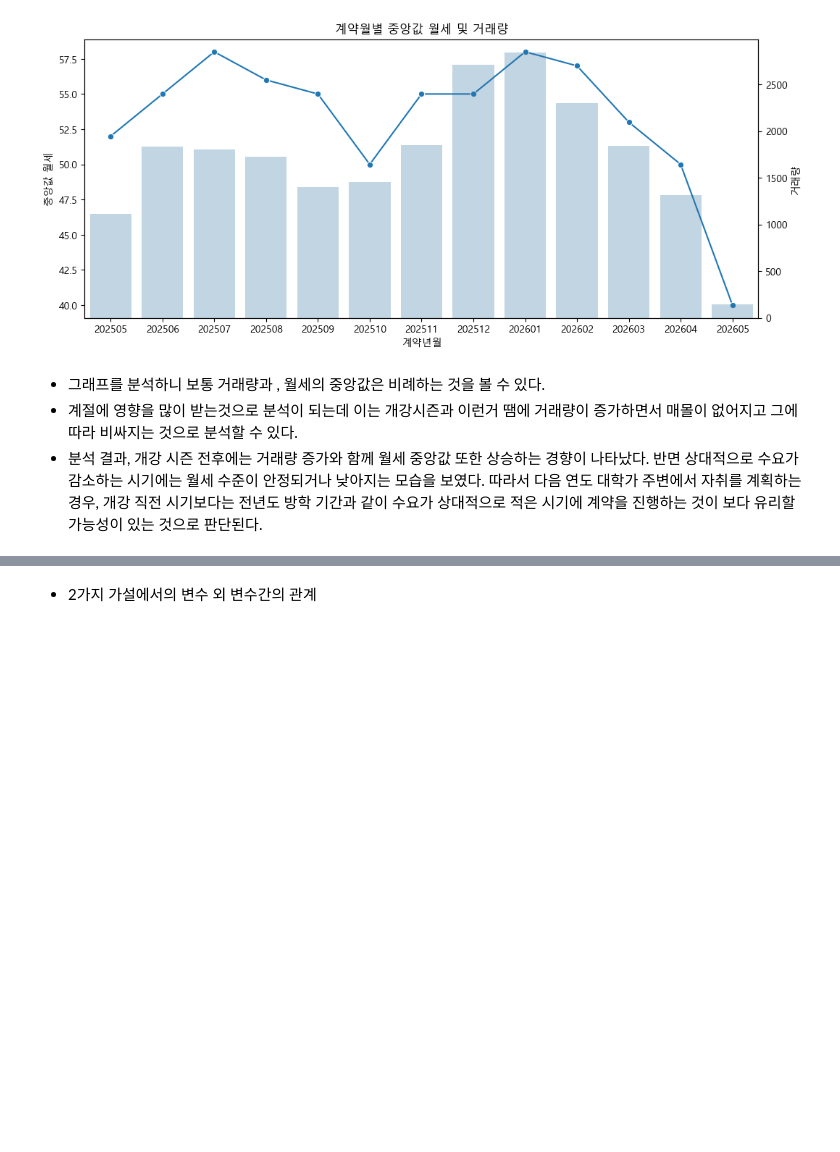
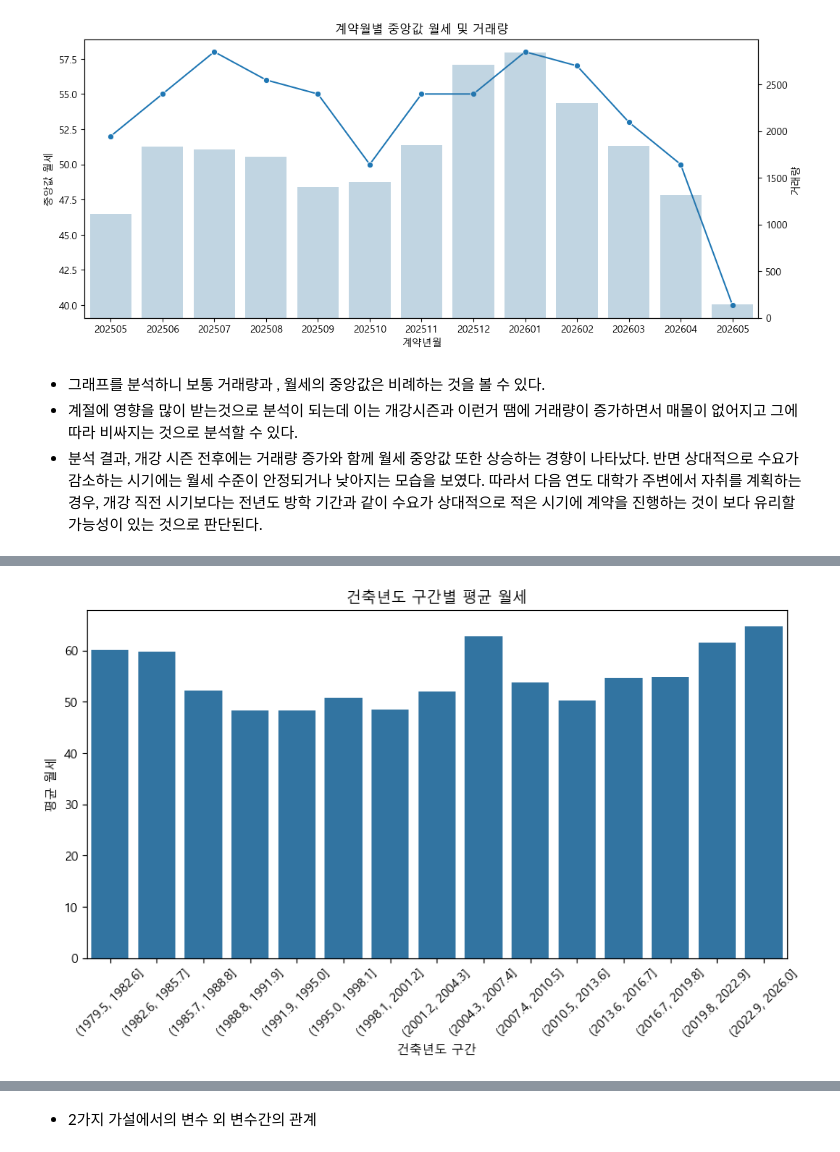
Before and after one commit to dbwofla11/campus-rent-analysis, a Jupyter notebook: 빅데이터분석_프로젝트.ipynb, the cells around one changed output, grey strips where cells are left out. Cells and saved outputs as stored; diff of their text form; code cells hidden in the pictures; blank space fills up the shorter version.

```diff
--- a/빅데이터분석_프로젝트.ipynb
+++ b/빅데이터분석_프로젝트.ipynb
@@ -1273,6 +1273,8 @@ from statsmodels.stats.multicomp import pairwise_tukeyhsd
 
 import seaborn as sns
 import matplotlib.pyplot as plt
+# %%
+df = pd.read_csv("거리계산_data.csv")
 # %% [markdown]
 #### 가설 1. 대학까지 거리가 가까울수록 월세가 높다
 # %%
@@ -1580,0 +1587,26 @@ plt.show()
+# %%
+# 건축년도 구간별 평균 월세 계산
+year_group = (
+    df.groupby('건축년도_구간')['월세금(만원)']
+    .mean()
+    .reset_index()
+    .sort_values(by='건축년도_구간')
+)
+
+plt.figure(figsize=(10,5))
+
+sns.barplot(
+    data=year_group,
+    x='건축년도_구간',
+    y='월세금(만원)'
+)
+
+plt.xticks(rotation=45)
+
+plt.title('건축년도 구간별 평균 월세')
+plt.xlabel('건축년도 구간')
+plt.ylabel('평균 월세')
+
+plt.show()
+# %% [output]
+[figure, added]
```
Also changed, not shown: parts of 24 cells of this notebook, 11 other files.
